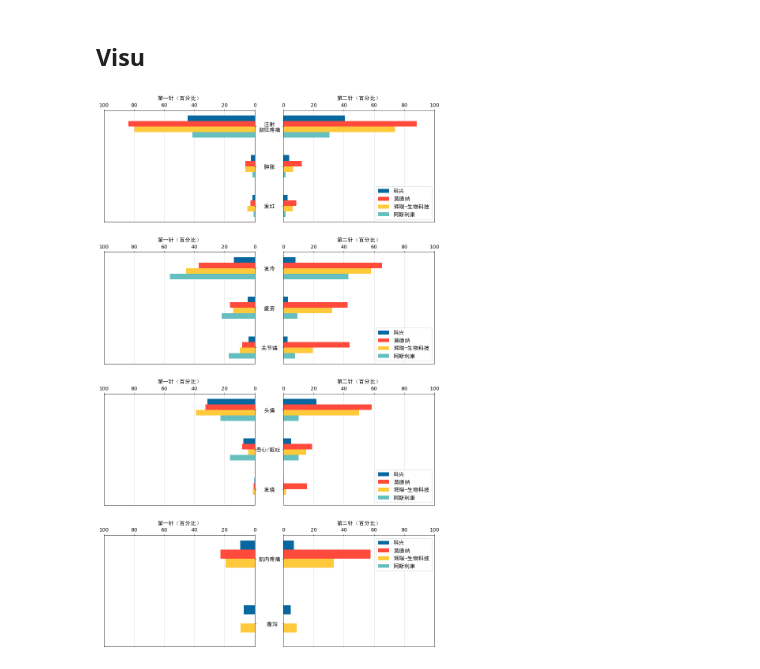
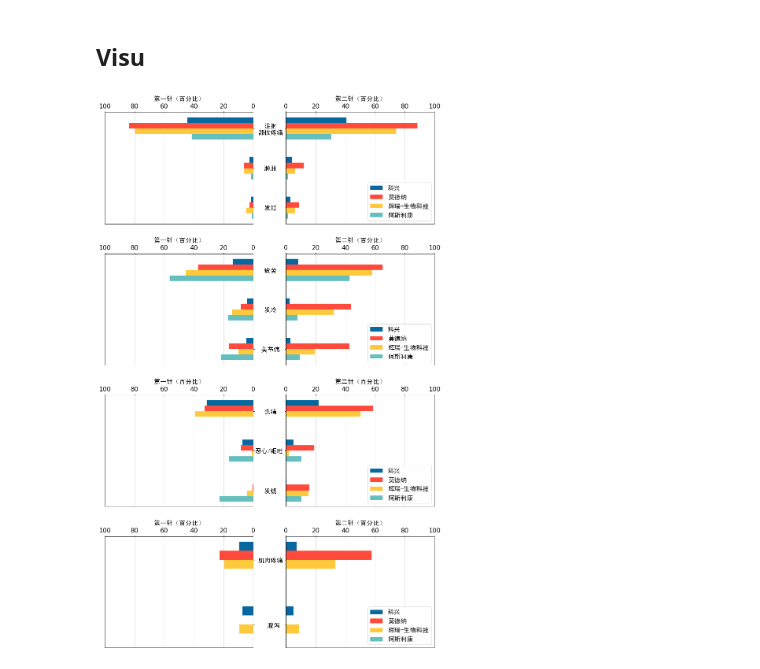
Before and after one commit to jingwen-z/python-playground, a Jupyter notebook: analysis/Reactions COVID-19 Vaccin/Reactions COVID-19 Vaccin.ipynb, the cells around one changed output. Saved outputs shown, nothing was run; the diff lists cells and outputs as text; code cells hidden in the pictures.

```diff
--- a/analysis/Reactions COVID-19 Vaccin/Reactions COVID-19 Vaccin.ipynb
+++ b/analysis/Reactions COVID-19 Vaccin/Reactions COVID-19 Vaccin.ipynb
@@ -20,7 +20,7 @@ from folium import plugins
 # mac os
 font_path = '/Library/Fonts/simhei.ttf'
 fontP = font_manager.FontProperties(fname=font_path)
-fontP.set_size(14)
+fontP.set_size(16)
 fontP_12 = font_manager.FontProperties(fname=font_path)
 fontP_12.set_size(12)
 # %% [markdown]
@@ -29,7 +29,9 @@ fontP_12.set_size(12)
 reactions_df = pd.read_csv('datasets/Reactions COVID-19 Vaccine - vaccine x reactions 2 doses.csv')
 
 reactions_df = reactions_df.sort_values(
-    ['vaccine_order']).sort_values('dose1_pct').reset_index(drop=True) # dose1_pct
+    ['vaccine_order']).sort_values(['reaction_order', 'dose1_pct']).reset_index(drop=True) # dose1_pct
+
+reactions_df = reactions_df[~((reactions_df['reaction'] == 'Headache') & (reactions_df['reaction_cn'] == '发热'))]
 # %% [markdown]
 ## Visu
 # %%
@@ -56,10 +58,10 @@ def viz_detail_reactions(axarr_left, axarr_right, df, reaction_list, width, ytic
                             reaction_df[reaction_df['vaccine_cn'] == '阿斯利康']['dose1_pct'],
                             height=width, color=color_list[3])
 
-    axarr_left.tick_params(axis='x', labelsize=13)
+    axarr_left.tick_params(axis='x', labelsize=16)
     axarr_left.xaxis.tick_top()
     axarr_left.xaxis.set_label_position('top')
-    axarr_left.set_xlabel('第一针（百分比）', size=13, labelpad=7, fontproperties=fontP)
+    axarr_left.set_xlabel('第一针（百分比）', size=16, labelpad=7, fontproperties=fontP)
     axarrL_2.set_xlim(100, 0)
     axarrL_2.set_yticks(np.arange(len(reaction_list)))
     axarrL_2.set_yticklabels([])
@@ -80,11 +82,11 @@ def viz_detail_reactions(axarr_left, axarr_right, df, reaction_list, width, ytic
                                reaction_df[reaction_df['vaccine_cn'] == '阿斯利康']['dose2_pct'],
                                height=width, color=color_list[3])
 
-    axarr_right.tick_params(axis='x', labelsize=13)
+    axarr_right.tick_params(axis='x', labelsize=16)
     axarr_right.set_xlim(0, 100)
     axarr_right.xaxis.tick_top()
     axarr_right.xaxis.set_label_position('top')
-    axarr_right.set_xlabel('第二针（百分比）', size=13, labelpad=7, fontproperties=fontP)
+    axarr_right.set_xlabel('第二针（百分比）', size=16, labelpad=7, fontproperties=fontP)
     axarr_right.set_yticks(np.arange(len(reaction_list)))
     axarr_right.set_yticklabels(yticklabels, fontproperties=fontP)
     axarr_right.grid(which='major', axis='x', alpha=0.5)
@@ -98,25 +100,25 @@ def viz_detail_reactions(axarr_left, axarr_right, df, reaction_list, width, ytic
 # %%
 fig, axarr = plt.subplots(nrows=4, ncols=2, figsize=(15, 25))
 width3 = 0.14
 
 viz_detail_reactions(axarr_left=axarr[0, 0], axarr_right=axarr[0, 1], df=reactions_df,
                      reaction_list=['注射部位疼痛', '肿胀', '发红'], width=width3,
                      yticklabels=['  发红  ', '  肿胀  ', '注射  \n部位疼痛'],
                      color_list=['#07689f', '#ff4a3c', '#ffc93c', '#66bfbf'], loc=4)
 viz_detail_reactions(axarr_left=axarr[1, 0], axarr_right=axarr[1, 1], df=reactions_df,
                      reaction_list=['发冷', '疲劳', '关节痛'], width=width3,
-                     yticklabels=['关节痛 ', '疲劳  ', '发冷  '],
+                     yticklabels=['关节痛 ',  '发冷  ', '疲劳  '],
                      color_list=['#07689f', '#ff4a3c', '#ffc93c', '#66bfbf'], loc=4)
 viz_detail_reactions(axarr_left=axarr[2, 0], axarr_right=axarr[2, 1], df=reactions_df,
                      reaction_list=['头痛', '恶心/呕吐', '发烧'], width=width3,
                      yticklabels=['发烧  ', '恶心/呕吐', '头痛  '],
                      color_list=['#07689f', '#ff4a3c', '#ffc93c', '#66bfbf'], loc=4)
 viz_detail_reactions(axarr_left=axarr[3, 0], axarr_right=axarr[3, 1], df=reactions_df,
                      reaction_list=['肌肉疼痛', '腹泻'], width=width3,
                      yticklabels=[' 腹泻 ', '肌肉疼痛'],
-                     color_list=['#07689f', '#ff4a3c', '#ffc93c', '#66bfbf'])
+                     color_list=['#07689f', '#ff4a3c', '#ffc93c', '#66bfbf'], loc=4)
 
 
-plt.subplots_adjust(wspace=0.19, hspace=0.27)
+plt.subplots_adjust(wspace=0.22, hspace=0.27)
 # %% [output]
-[figure, old version]
+[figure, new version]
```
Also changed, not shown: parts of 2 cells of this notebook, 2 other files.
